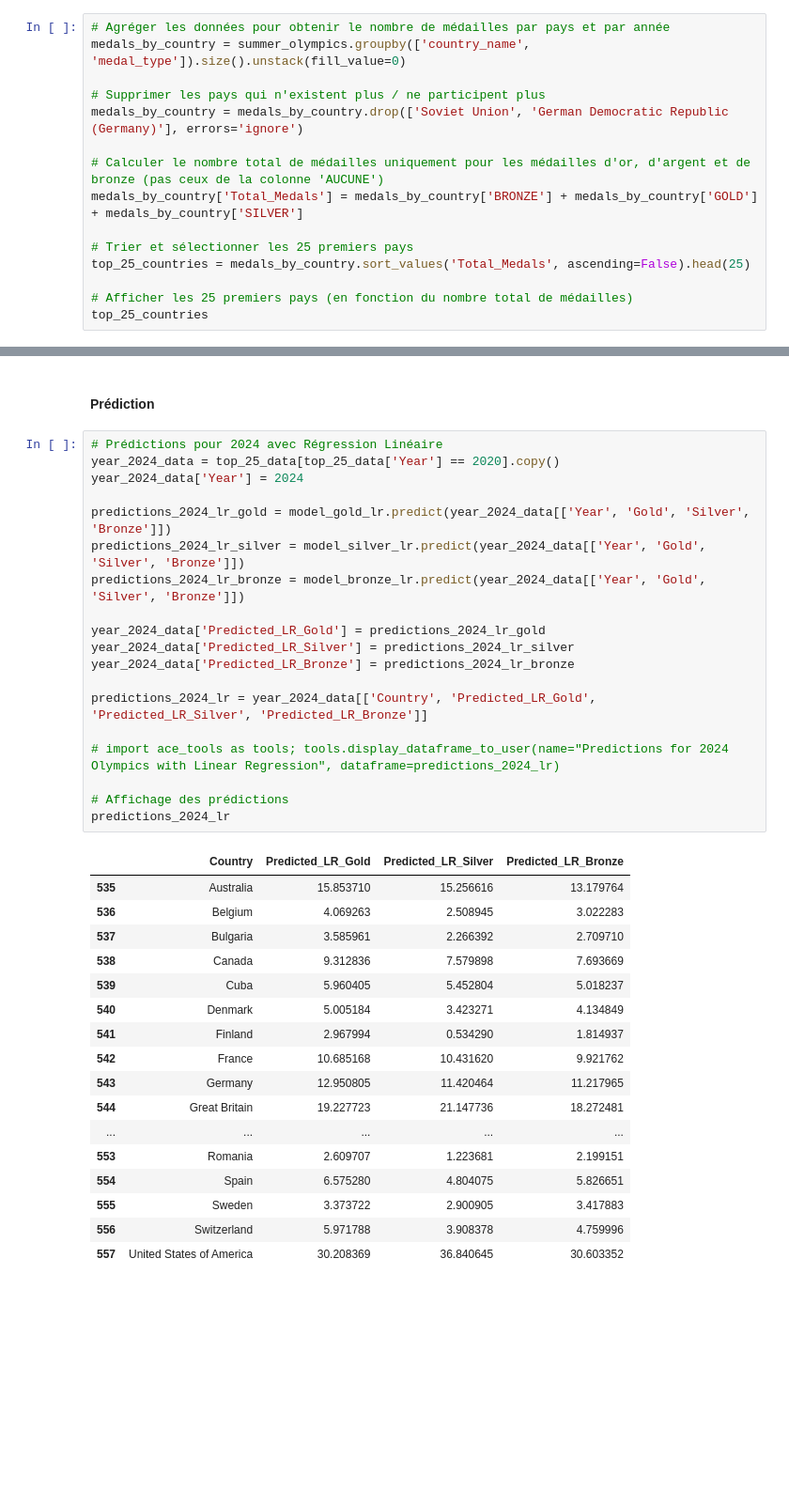
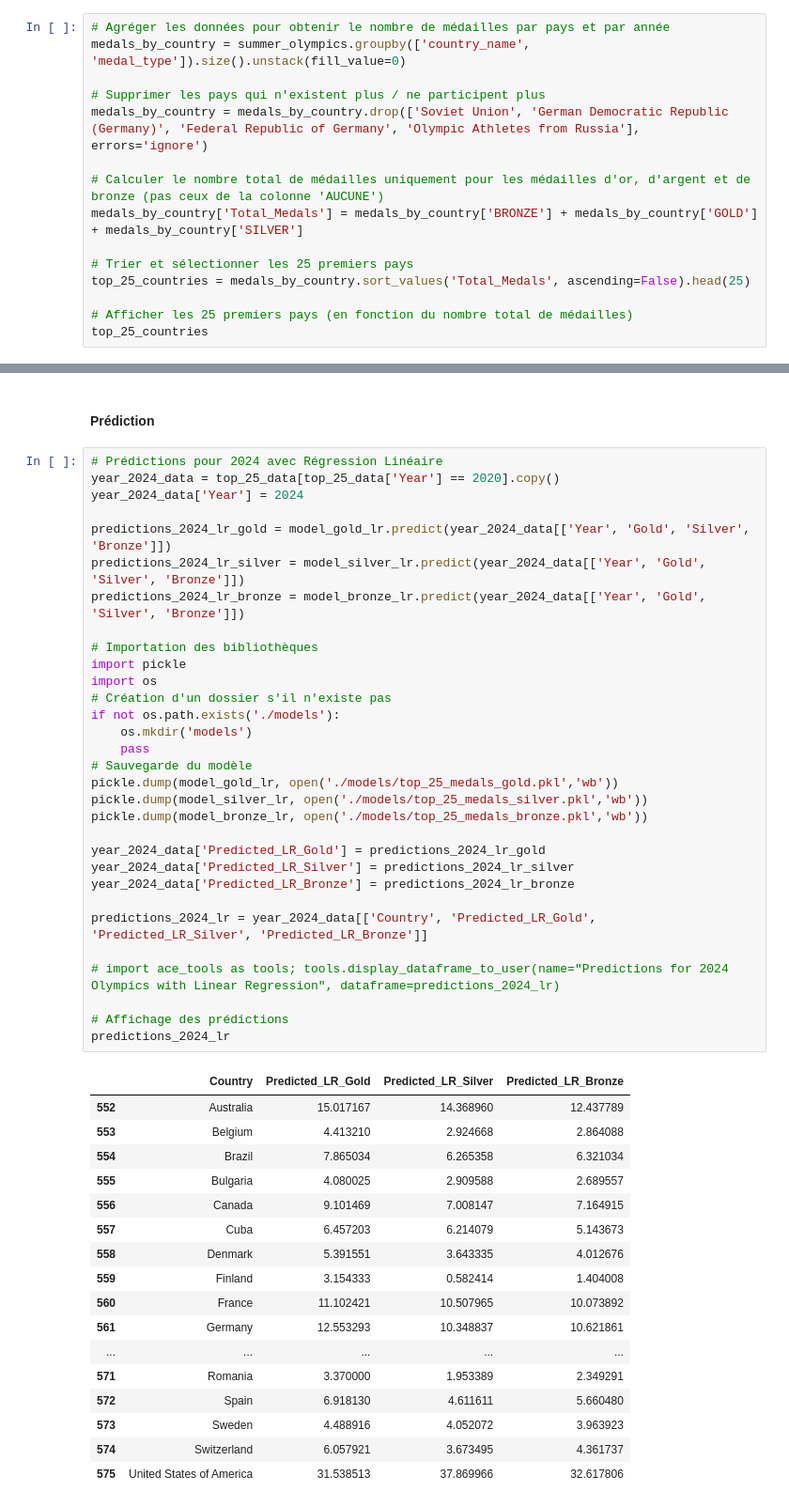
Before and after one commit to IsianDreemrr/HackathonGRP19, a Jupyter notebook: Notebook/Antoine/Predictions_DB.ipynb, the cells around one changed output, grey strips where cells are left out. Shown: that part at 94% size. Saved outputs shown, nothing was run; the diff lists cells and outputs as text; blank space fills up the shorter version.

```diff
--- a/Notebook/Antoine/Predictions_DB.ipynb
+++ b/Notebook/Antoine/Predictions_DB.ipynb
@@ -458,7 +458,7 @@ SVM - Gold: 9.85633093497508, Silver: 9.489464675820072, Bronze: 11.905393389878
 medals_by_country = summer_olympics.groupby(['country_name', 'medal_type']).size().unstack(fill_value=0)
 
 # Supprimer les pays qui n'existent plus / ne participent plus
-medals_by_country = medals_by_country.drop(['Soviet Union', 'German Democratic Republic (Germany)'], errors='ignore')
+medals_by_country = medals_by_country.drop(['Soviet Union', 'German Democratic Republic (Germany)', 'Federal Republic of Germany', 'Olympic Athletes from Russia'], errors='ignore')
 
 # Calculer le nombre total de médailles uniquement pour les médailles d'or, d'argent et de bronze (pas ceux de la colonne 'AUCUNE')
 medals_by_country['Total_Medals'] = medals_by_country['BRONZE'] + medals_by_country['GOLD'] + medals_by_country['SILVER']
@@ -636,40 +636,52 @@ mse_comparison
 # %%
 # Prédictions pour 2024 avec Régression Linéaire
 year_2024_data = top_25_data[top_25_data['Year'] == 2020].copy()
 year_2024_data['Year'] = 2024
 
 predictions_2024_lr_gold = model_gold_lr.predict(year_2024_data[['Year', 'Gold', 'Silver', 'Bronze']])
 predictions_2024_lr_silver = model_silver_lr.predict(year_2024_data[['Year', 'Gold', 'Silver', 'Bronze']])
 predictions_2024_lr_bronze = model_bronze_lr.predict(year_2024_data[['Year', 'Gold', 'Silver', 'Bronze']])
+
+# Importation des bibliothèques
+import pickle
+import os
+# Création d'un dossier s'il n'existe pas
+if not os.path.exists('./models'):
+    os.mkdir('models')
+    pass
+# Sauvegarde du modèle
+pickle.dump(model_gold_lr, open('./models/top_25_medals_gold.pkl','wb'))
+pickle.dump(model_silver_lr, open('./models/top_25_medals_silver.pkl','wb'))
+pickle.dump(model_bronze_lr, open('./models/top_25_medals_bronze.pkl','wb'))
 
 year_2024_data['Predicted_LR_Gold'] = predictions_2024_lr_gold
 year_2024_data['Predicted_LR_Silver'] = predictions_2024_lr_silver
 year_2024_data['Predicted_LR_Bronze'] = predictions_2024_lr_bronze
 
 predictions_2024_lr = year_2024_data[['Country', 'Predicted_LR_Gold', 'Predicted_LR_Silver', 'Predicted_LR_Bronze']]
 
 # import ace_tools as tools; tools.display_dataframe_to_user(name="Predictions for 2024 Olympics with Linear Regression", dataframe=predictions_2024_lr)
 
 # Affichage des prédictions
 predictions_2024_lr
 # %% [output]
 |  | Country | Predicted_LR_Gold | Predicted_LR_Silver | Predicted_LR_Bronze |
-| 535 | Australia | 15.853710 | 15.256616 | 13.179764 |
-| 536 | Belgium | 4.069263 | 2.508945 | 3.022283 |
-| 537 | Bulgaria | 3.585961 | 2.266392 | 2.709710 |
-| 538 | Canada | 9.312836 | 7.579898 | 7.693669 |
-| 539 | Cuba | 5.960405 | 5.452804 | 5.018237 |
-| 540 | Denmark | 5.005184 | 3.423271 | 4.134849 |
-| 541 | Finland | 2.967994 | 0.534290 | 1.814937 |
-| 542 | France | 10.685168 | 10.431620 | 9.921762 |
-| 543 | Germany | 12.950805 | 11.420464 | 11.217965 |
-| 544 | Great Britain | 19.227723 | 21.147736 | 18.272481 |
+| 552 | Australia | 15.017167 | 14.368960 | 12.437789 |
+| 553 | Belgium | 4.413210 | 2.924668 | 2.864088 |
+| 554 | Brazil | 7.865034 | 6.265358 | 6.321034 |
+| 555 | Bulgaria | 4.080025 | 2.909588 | 2.689557 |
+| 556 | Canada | 9.101469 | 7.008147 | 7.164915 |
+| 557 | Cuba | 6.457203 | 6.214079 | 5.143673 |
+| 558 | Denmark | 5.391551 | 3.643335 | 4.012676 |
+| 559 | Finland | 3.154333 | 0.582414 | 1.404008 |
+| 560 | France | 11.102421 | 10.507965 | 10.073892 |
+| 561 | Germany | 12.553293 | 10.348837 | 10.621861 |
 | ... | ... | ... | ... | ... |
-| 553 | Romania | 2.609707 | 1.223681 | 2.199151 |
-| 554 | Spain | 6.575280 | 4.804075 | 5.826651 |
-| 555 | Sweden | 3.373722 | 2.900905 | 3.417883 |
-| 556 | Switzerland | 5.971788 | 3.908378 | 4.759996 |
-| 557 | United States of America | 30.208369 | 36.840645 | 30.603352 |
+| 571 | Romania | 3.370000 | 1.953389 | 2.349291 |
+| 572 | Spain | 6.918130 | 4.611611 | 5.660480 |
+| 573 | Sweden | 4.488916 | 4.052072 | 3.963923 |
+| 574 | Switzerland | 6.057921 | 3.673495 | 4.361737 |
+| 575 | United States of America | 31.538513 | 37.869966 | 32.617806 |
 # %%
 # Prédictions pour 2024 avec Random Forest
 year_2024_data = top_25_data[top_25_data['Year'] == 2020].copy()
```
Also changed, not shown: parts of 7 cells of this notebook.
